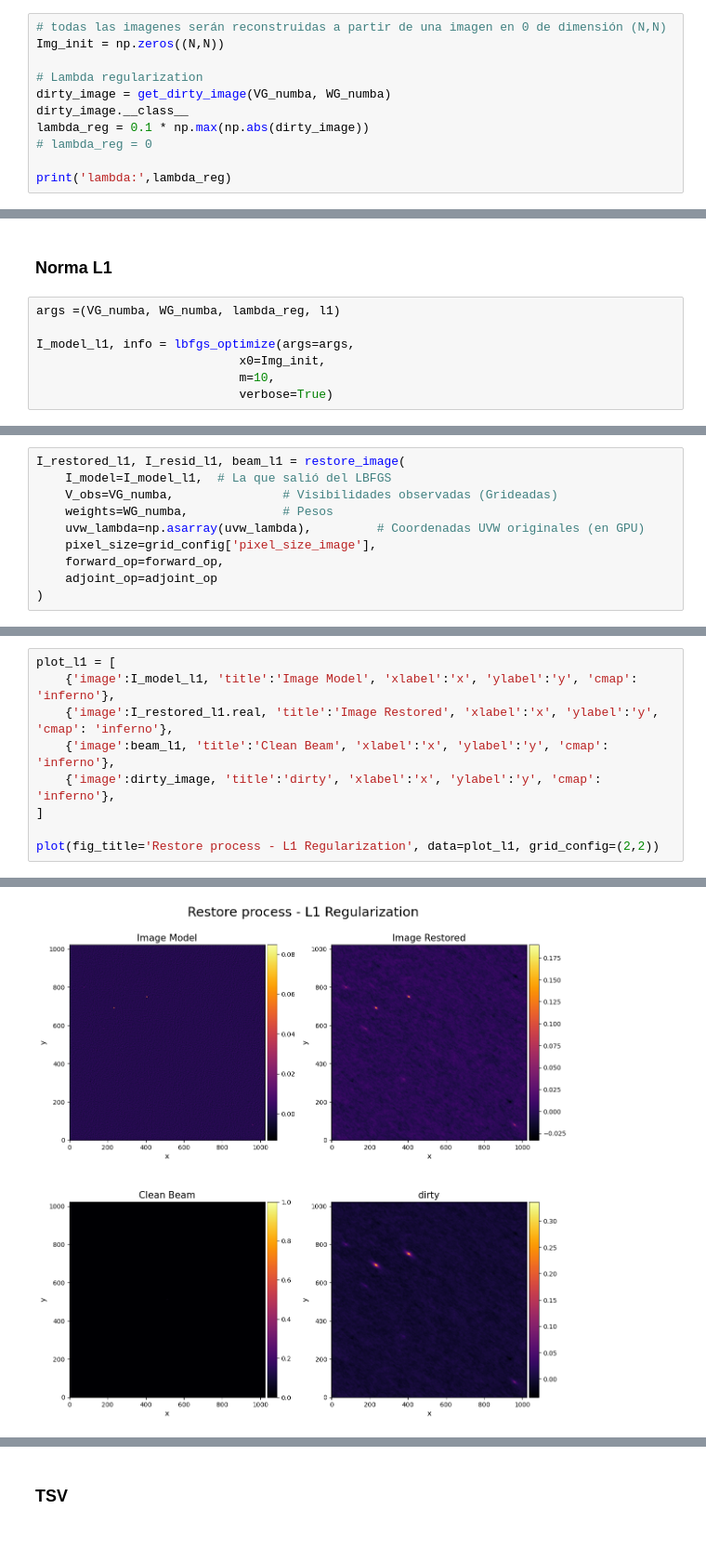
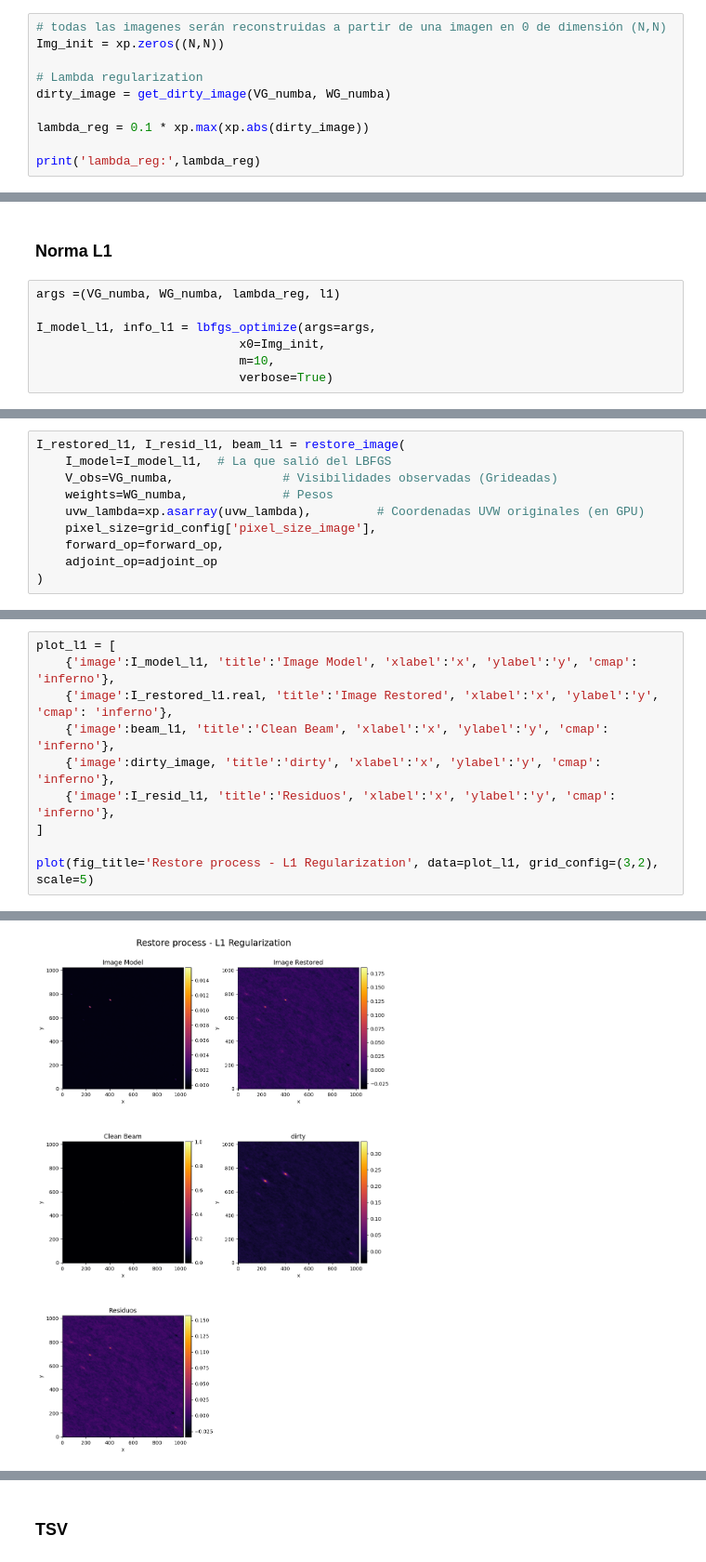
Before and after one commit to Mieres7/RadioInterferometry, a Jupyter notebook: lab2/laboratory2.ipynb, the cells around one changed output, grey strips where cells are left out. Shown at 93% size. Drawn from its saved outputs; the diff is of its cells as text.

```diff
--- a/lab2/laboratory2.ipynb
+++ b/lab2/laboratory2.ipynb
@@ -155,13 +181,12 @@ Finalmente, `lbfgs_optimize()` realiza la optimización de la función objetivo
 A continuación se realiza la recontrucción de la imagen utilizando todos los tipos de regularizaciones.
 # %%
 # todas las imagenes serán reconstruidas a partir de una imagen en 0 de dimensión (N,N)
-Img_init = np.zeros((N,N))
+Img_init = xp.zeros((N,N))
 
 # Lambda regularization
 dirty_image = get_dirty_image(VG_numba, WG_numba)
-dirty_image.__class__
-lambda_reg = 0.1 * np.max(np.abs(dirty_image))
-# lambda_reg = 0
 
-print('lambda:',lambda_reg)
+lambda_reg = 0.1 * xp.max(xp.abs(dirty_image))
+
+print('lambda_reg:',lambda_reg)
 # %% [output]
@@ -171,7 +196,7 @@ lambda: 0.035765495
 # %%
 args =(VG_numba, WG_numba, lambda_reg, l1)
 
-I_model_l1, info = lbfgs_optimize(args=args,
+I_model_l1, info_l1 = lbfgs_optimize(args=args,
                             x0=Img_init,
                             m=10,
                             verbose=True)
@@ -198,7 +223,7 @@ I_restored_l1, I_resid_l1, beam_l1 = restore_image(
     I_model=I_model_l1,  # La que salió del LBFGS
     V_obs=VG_numba,               # Visibilidades observadas (Grideadas)
     weights=WG_numba,             # Pesos
-    uvw_lambda=np.asarray(uvw_lambda),         # Coordenadas UVW originales (en GPU)
+    uvw_lambda=xp.asarray(uvw_lambda),         # Coordenadas UVW originales (en GPU)
     pixel_size=grid_config['pixel_size_image'],
     forward_op=forward_op,
     adjoint_op=adjoint_op
@@ -211,7 +234,8 @@ plot_l1 = [
     {'image':I_restored_l1.real, 'title':'Image Restored', 'xlabel':'x', 'ylabel':'y', 'cmap': 'inferno'},
     {'image':beam_l1, 'title':'Clean Beam', 'xlabel':'x', 'ylabel':'y', 'cmap': 'inferno'},
     {'image':dirty_image, 'title':'dirty', 'xlabel':'x', 'ylabel':'y', 'cmap': 'inferno'},
+    {'image':I_resid_l1, 'title':'Residuos', 'xlabel':'x', 'ylabel':'y', 'cmap': 'inferno'},
 ]
 
-plot(fig_title='Restore process - L1 Regularization', data=plot_l1, grid_config=(2,2))
+plot(fig_title='Restore process - L1 Regularization', data=plot_l1, grid_config=(3,2), scale=5)
 # %% [output]
@@ -219 +243 @@ Generating plot with scale: 6.0 (Figure size: 12.0x12.0 inches)
-[figure, old version]
+[figure, new version]
```
Also changed, not shown: parts of 27 cells of this notebook, 8 other files.
